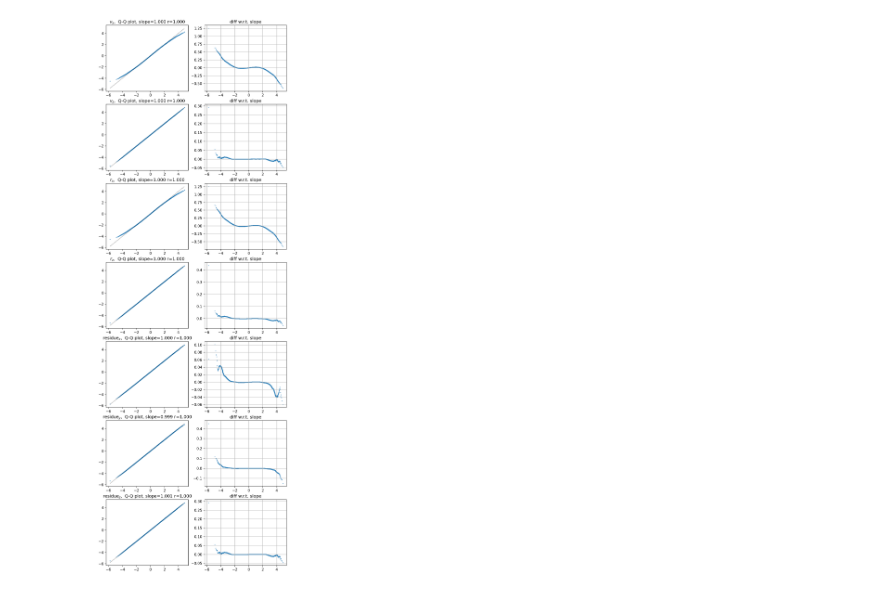
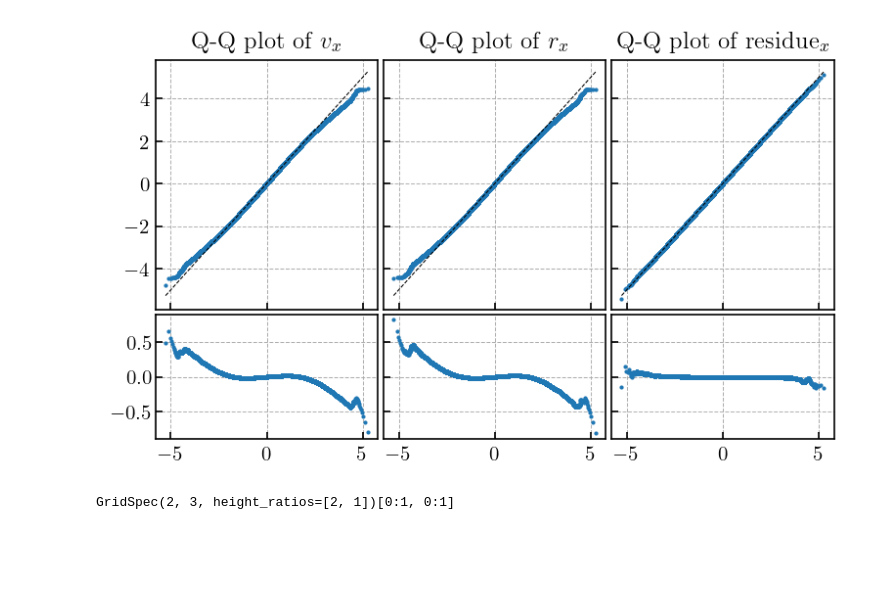
Before and after one commit to ashmat98/LJ-magnetic, a Jupyter notebook: tasks/beta_omega/plot.ipynb, the cells around one changed output. Saved outputs shown, nothing was run; the diff lists cells and outputs as text; code cells hidden in the pictures; blank space fills up the shorter version.

```diff
--- a/tasks/beta_omega/plot.ipynb
+++ b/tasks/beta_omega/plot.ipynb
@@ -168,5 +70,0 @@ residue = beta_MLE**0.5 * np.array([
-# %%
-points = standartize(vs[0])
-_,xs,_ = plt.hist(points, bins=300, density=1)
-plt.plot(xs, norm.pdf(xs, loc=0, scale=1))
-normaltest(residue[0])
@@ -176,29 +71,57 @@ NormaltestResult(statistic=772.4643481867963, pvalue=1.8259885828406156e-168)
+# %%
+import pickle
+with open("QQ-data.pkl", "rb") as f:
+    plot_data = pickle.load(f)
 # %%
-sp=100
-plot_data = (
-    [standartize(vs[0]), standartize(vs[2]), standartize(rs[0]), standartize(rs[2]), residue[0], residue[1], residue[2]],
-    ["$v_x$", "$v_z$", "$r_x$", "$r_z$", "residue${}_x$", "residue${}_y$", "residue${}_z$"]
-)
-# plot_data = (
-#     [standartize(vs[0]), standartize(vs[2])],
-#     ["$v_x$", "$v_z$"]
-# )
-n_ = len(plot_data[0])
-i_ = 1
-plt.figure(figsize=(8,3 * n_))
+from matplotlib import gridspec
+
+sp=1
+i_ = 0
+j_ = 0
+rasterized = True
+
+gs = gridspec.GridSpec(2, 3, width_ratios=[1,1, 1], height_ratios=[2,1])
+# gs = gridspec.GridSpec(2, 3)
+
+plt.figure(figsize=(5,3))
 for points, title in zip(*plot_data):
+
     ((osm, osr), (slope, intercept, _r)) = probplot(points, dist="norm",)
 
-    plt.subplot(n_, 2, i_);i_+=1
-    plt.scatter(osm[::sp], osr[::sp], s=1)
+    ax = plt.subplot(gs[i_], sharex=plt.subplot(gs[0]), sharey=plt.subplot(gs[0]));i_+=1
+    plt.scatter(osm[::sp], osr[::sp], s=1, rasterized=rasterized)
     plt.plot(osm[::sp], osm[::sp] * slope + intercept, ls="--", c="k", lw=0.51)
-    plt.title(title+",  "+f"Q-Q plot, slope={slope:0.3f} r={_r:0.3f}");
+    plt.title("Q-Q plot of " + title);
+#     ax.axis('equal')
 
-    plt.subplot(n_, 2, i_);i_+=1
-    plt.title("diff w.r.t. slope")
-    plt.scatter(osm[::sp], osr[::sp]-(osm[::sp] * slope + intercept), s=1)
-    plt.grid()
+    ax.set_axisbelow(True)
+    plt.grid(ls='--', lw=0.5)
 
-plt.subplots_adjust(bottom=0, right=1, top=1)
+    ax.tick_params(axis="x", which="both", direction="in",pad=3)
+    ax.tick_params(axis="y", which="both", direction="in",pad=2.5)
+    if i_ > 1:
+        plt.setp(ax.get_yticklabels(), visible=False)
+
+    ax.xaxis.set_ticklabels([])
+
+    ax = plt.subplot(gs[3 + j_], sharex=plt.subplot(gs[3]), sharey=plt.subplot(gs[3]));j_+=1
+#     plt.title("diff w.r.t. slope")
+    plt.scatter(osm[::sp], osr[::sp]-(osm[::sp] * slope + intercept), s=1, rasterized=rasterized)
+
+    ax.set_axisbelow(True)
+    plt.grid(ls='--', lw=0.5)
+
+    ax.tick_params(axis="x", which="both", direction="in",pad=3)
+    ax.tick_params(axis="y", which="both", direction="in",pad=1.5)
+    if j_ > 1:
+        plt.setp(ax.get_yticklabels(), visible=False)
+
+plt.tight_layout(pad=0.2)
+# plt.subplots_adjust(bottom=0, right=0, top=1)
+plt.savefig(f"QQ-plots.pdf", dpi=300, bbox_inches='tight')
 # %% [output]
-[figure, old version]
+[figure, new version]
+# %%
+gs[0]
+# %% [output]
+GridSpec(2, 3, height_ratios=[2, 1])[0:1, 0:1]
```
Also changed, not shown: parts of 23 cells of this notebook, 27 other files.
